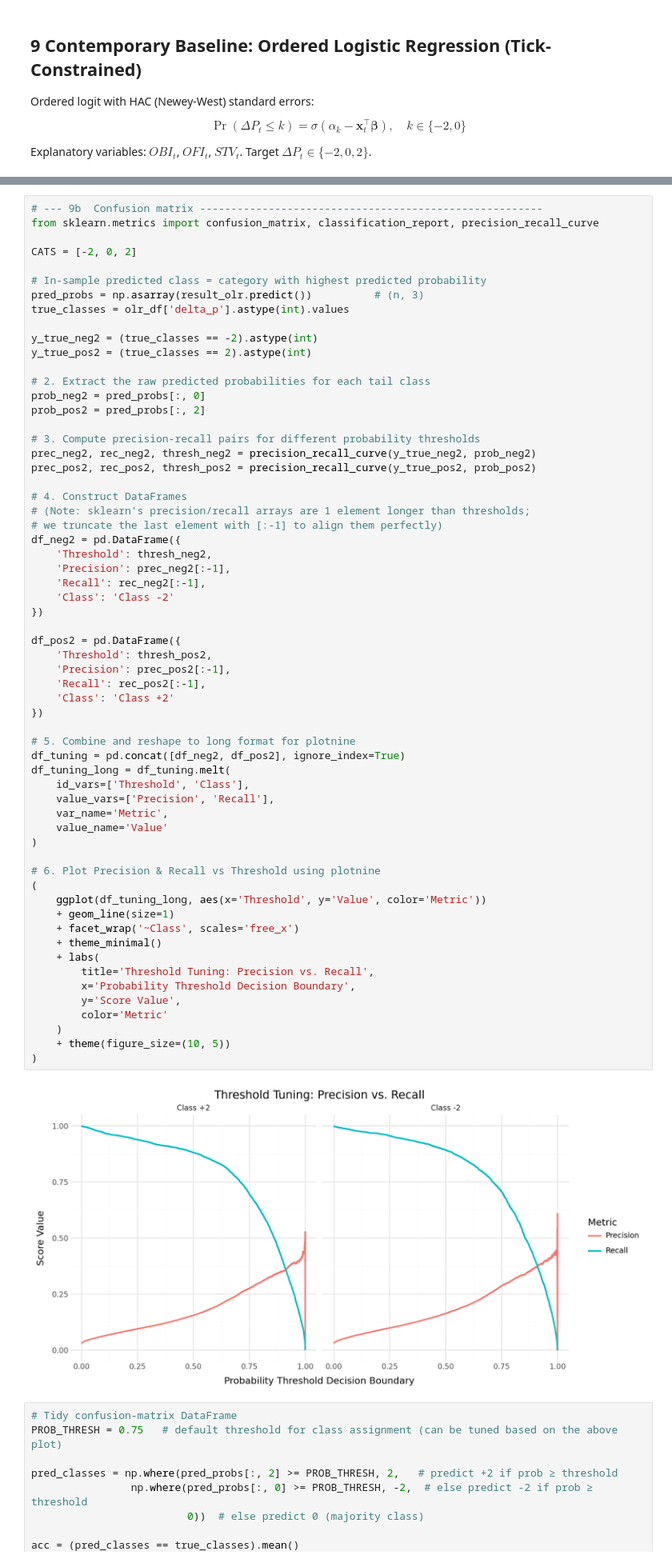
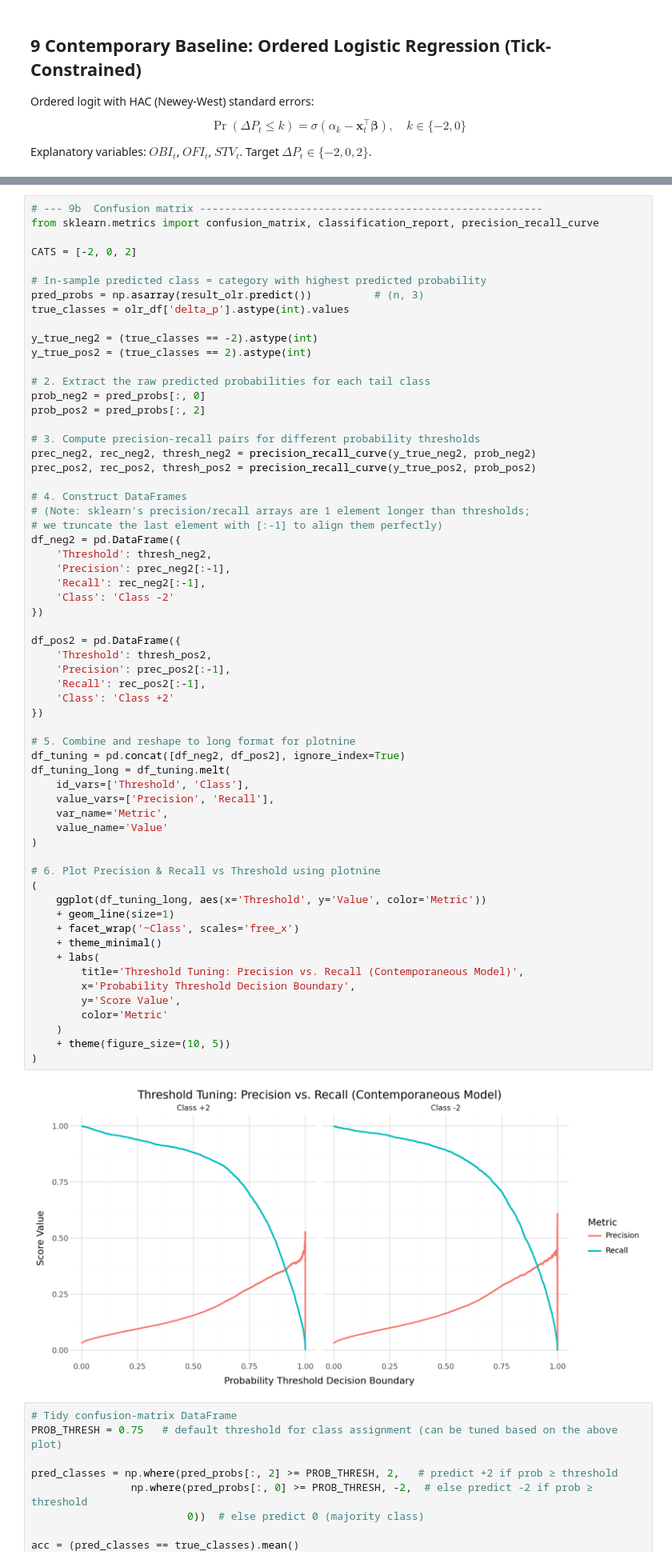
Before and after one commit to qe-internship-wjw/ip1, a Jupyter notebook: notebooks/01_ob_signals_calendar_spread.ipynb, the cells around one changed output, grey strips where cells are left out. Shown at 80% size. Cells and saved outputs as stored; diff of their text form.

```diff
--- a/notebooks/01_ob_signals_calendar_spread.ipynb
+++ b/notebooks/01_ob_signals_calendar_spread.ipynb
@@ -1335,35 +1335,35 @@ df_neg2 = pd.DataFrame({
 df_pos2 = pd.DataFrame({
     'Threshold': thresh_pos2,
     'Precision': prec_pos2[:-1],
     'Recall': rec_pos2[:-1],
     'Class': 'Class +2'
 })
 
 # 5. Combine and reshape to long format for plotnine
 df_tuning = pd.concat([df_neg2, df_pos2], ignore_index=True)
 df_tuning_long = df_tuning.melt(
     id_vars=['Threshold', 'Class'],
     value_vars=['Precision', 'Recall'],
     var_name='Metric',
     value_name='Value'
 )
 
 # 6. Plot Precision & Recall vs Threshold using plotnine
 (
     ggplot(df_tuning_long, aes(x='Threshold', y='Value', color='Metric'))
     + geom_line(size=1)
     + facet_wrap('~Class', scales='free_x')
     + theme_minimal()
     + labs(
-        title='Threshold Tuning: Precision vs. Recall',
+        title='Threshold Tuning: Precision vs. Recall (Contemporaneous Model)',
         x='Probability Threshold Decision Boundary',
         y='Score Value',
         color='Metric'
     )
     + theme(figure_size=(10, 5))
 )
 # %% [output]
-[figure, old version]
+[figure, new version]
 # %%
 # Tidy confusion-matrix DataFrame
 PROB_THRESH = 0.75   # default threshold for class assignment (can be tuned based on the above plot)
```
Also changed, not shown: parts of 2 cells of this notebook.
